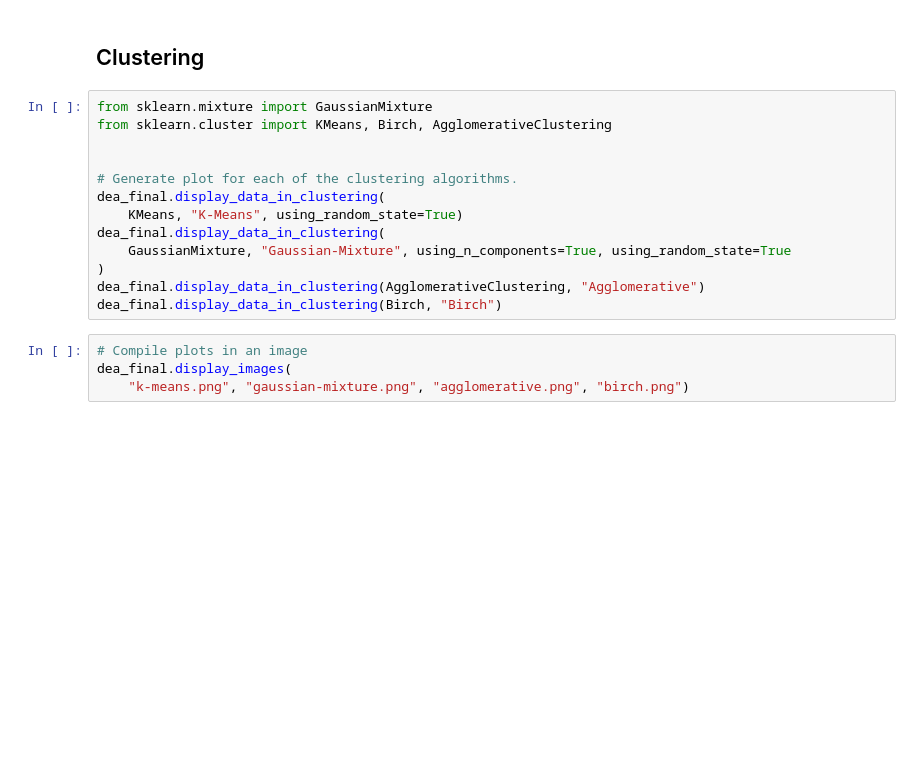
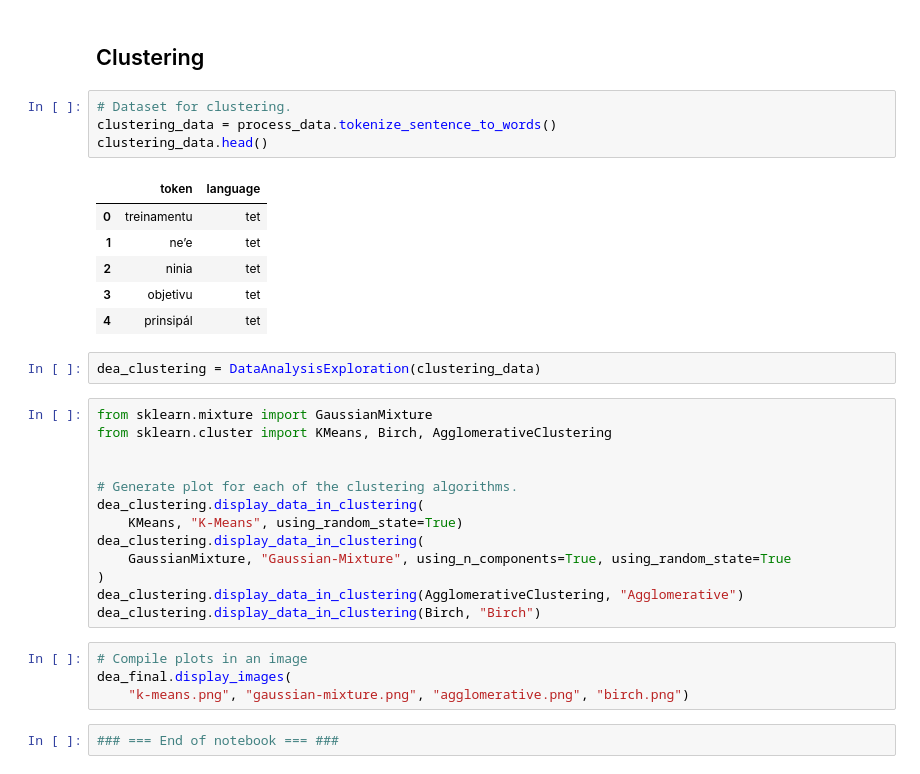
Before and after one commit to gabriel-de-jesus/tetun-lid, a Jupyter notebook: dea.ipynb, the cells around one changed output. Saved outputs shown, nothing was run; the diff lists cells and outputs as text; blank space fills up the shorter version.

```diff
--- a/dea.ipynb
+++ b/dea.ipynb
@@ -98,19 +107,34 @@ except AssertionError:
 # %% [markdown]
 ## Clustering
+# %%
+# Dataset for clustering.
+clustering_data = process_data.tokenize_sentence_to_words()
+clustering_data.head()
+# %% [output]
+|  | token | language |
+| 0 | treinamentu | tet |
+| 1 | ne’e | tet |
+| 2 | ninia | tet |
+| 3 | objetivu | tet |
+| 4 | prinsipál | tet |
+# %%
+dea_clustering = DataAnalysisExploration(clustering_data)
 # %%
 from sklearn.mixture import GaussianMixture
 from sklearn.cluster import KMeans, Birch, AgglomerativeClustering
 
 
 # Generate plot for each of the clustering algorithms.
-dea_final.display_data_in_clustering(
+dea_clustering.display_data_in_clustering(
     KMeans, "K-Means", using_random_state=True)
-dea_final.display_data_in_clustering(
+dea_clustering.display_data_in_clustering(
     GaussianMixture, "Gaussian-Mixture", using_n_components=True, using_random_state=True
 )
-dea_final.display_data_in_clustering(AgglomerativeClustering, "Agglomerative")
-dea_final.display_data_in_clustering(Birch, "Birch")
+dea_clustering.display_data_in_clustering(AgglomerativeClustering, "Agglomerative")
+dea_clustering.display_data_in_clustering(Birch, "Birch")
 # %%
 # Compile plots in an image
 dea_final.display_images(
     "k-means.png", "gaussian-mixture.png", "agglomerative.png", "birch.png")
+# %%
+### === End of notebook === ###
```
Also changed, not shown: parts of 6 cells of this notebook, 10 other files.
